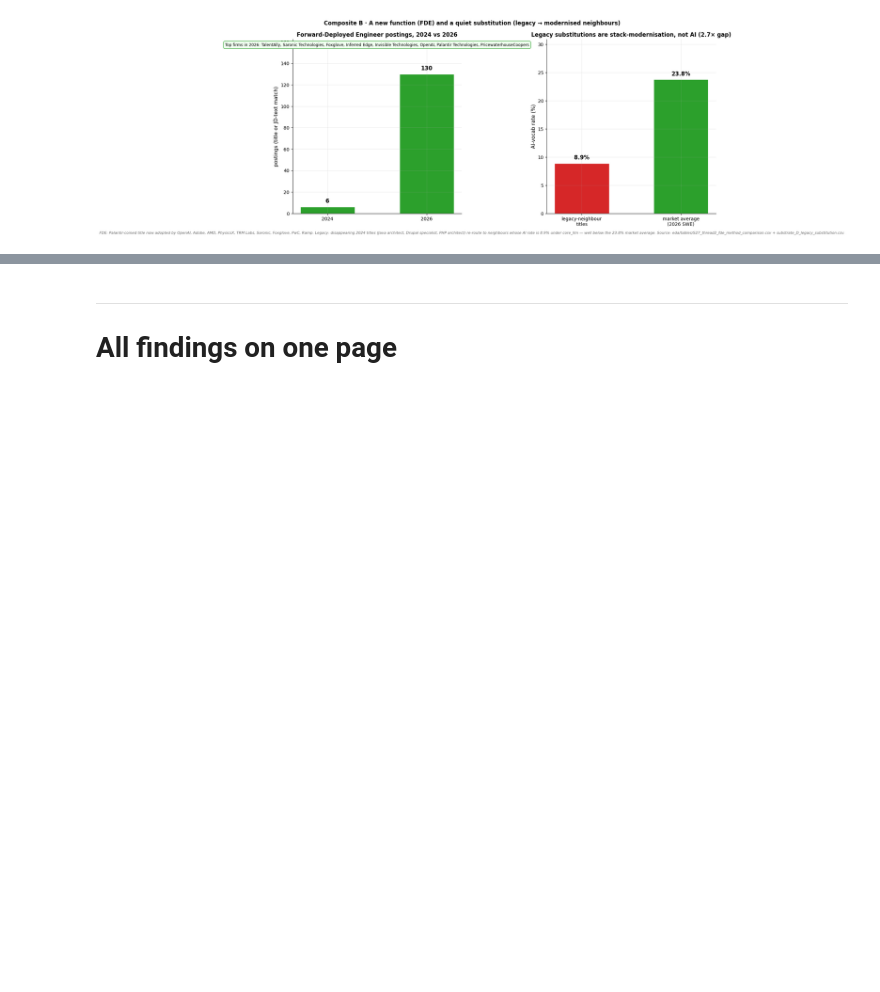
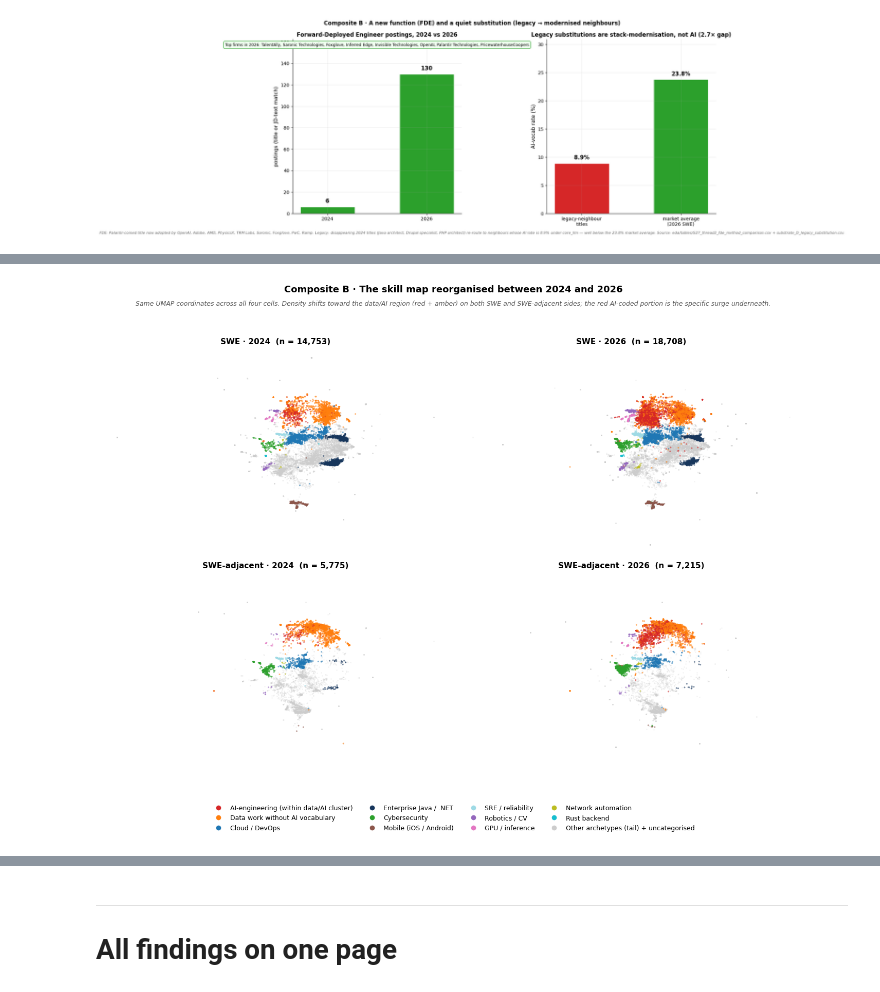
Before and after one commit to jihjihk/research-ai-swe-jobs, a Jupyter notebook: eda/notebooks/findings_consolidated_2026-04-21.ipynb, the cells around one changed output, grey strips where cells are left out. Drawn from its saved outputs; the diff is of its cells as text; code cells hidden in the pictures; blank space fills up the shorter version.

```diff
--- a/eda/notebooks/findings_consolidated_2026-04-21.ipynb
+++ b/eda/notebooks/findings_consolidated_2026-04-21.ipynb
@@ -468,0 +474,4 @@ fig = viz_composite_b_fde_legacy(); plt.show()
+# %%
+fig = viz_composite_b_map(); plt.show()
+# %% [output]
+[figure, added]
```
Also changed, not shown: parts of 25 cells of this notebook, 25 other files.
